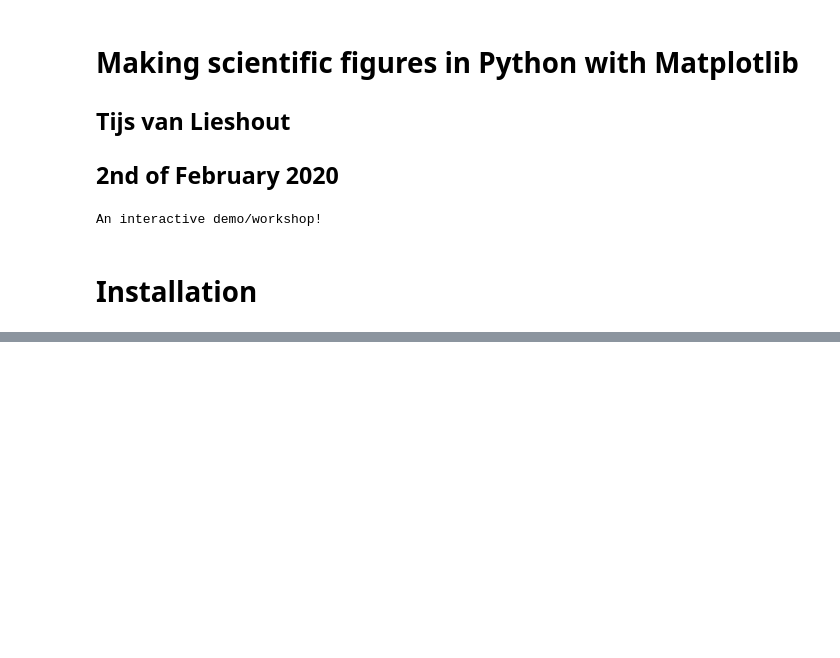
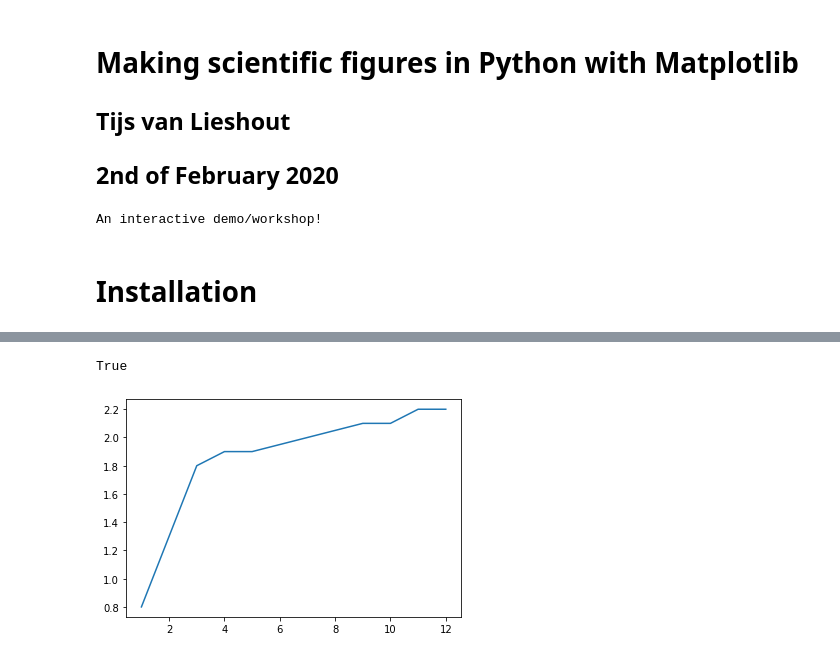
Before and after one commit to Magiduck/matplotlib_workshop, a Jupyter notebook: matplotlib_workshop.ipynb, the cells around one changed output, grey strips where cells are left out. Cells and saved outputs as stored; diff of their text form; code cells hidden in the pictures; blank space fills up the shorter version.

```diff
--- a/matplotlib_workshop.ipynb
+++ b/matplotlib_workshop.ipynb
@@ -30,3 +33,14 @@ import matplotlib.pyplot as plt
 # %%
-cat_age_in_months = [1, 2, 3, 4, 5, 7, 9, 11, 12]
-cat_weight_in_kg = [0.8, 1.3, 1.8, 1.9, 1.9, 2.0, 2.1, 2.2]
+# data from https://www.healthynex.com/cat-weight-chart-by-age-in-kg-ib.html
+cat_age_in_months = [1, 2, 3, 4, 5, 7, 9, 10, 11, 12]
+cat_weight_in_kg = [0.8, 1.3, 1.8, 1.9, 1.9, 2.0, 2.1, 2.1, 2.2, 2.2]
+# %%
+print(len(cat_age_in_months) == len(cat_weight_in_kg))
+# %% [output]
+True
+# %%
+# plt.figure(figsize=(15, 10))
+plt.plot(cat_age_in_months, cat_weight_in_kg)
+plt.show()
+# %% [output]
+[figure, added]
```
Also changed, not shown: parts of 8 cells of this notebook.
